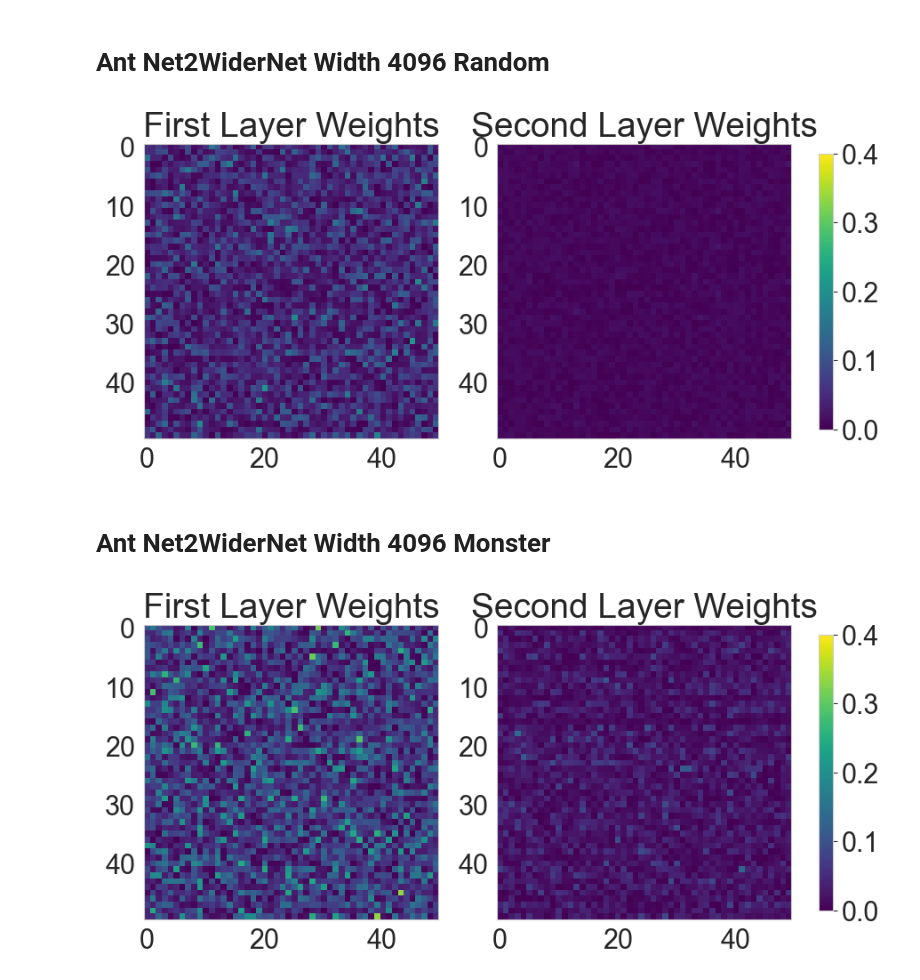
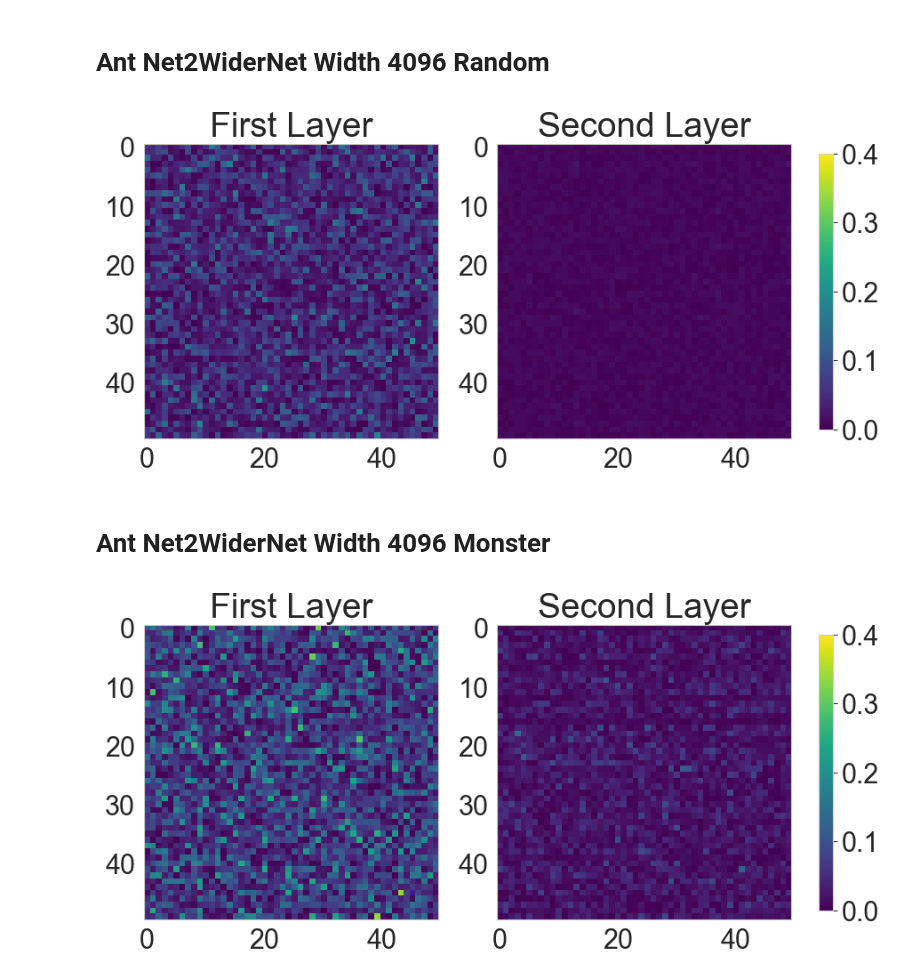
Before and after one commit to automl/GrowNN, a Jupyter notebook: plotting/network_weights/minihack/net2wider/visualize_net2deeper_ant.ipynb, the cells around one changed output. Drawn from its saved outputs; the diff is of its cells as text; code cells hidden in the pictures.

Commit message:
Update plots

```diff
--- a/plotting/network_weights/minihack/net2wider/visualize_net2deeper_ant.ipynb
+++ b/plotting/network_weights/minihack/net2wider/visualize_net2deeper_ant.ipynb
@@ -108,16 +108,16 @@ second_layer_weights = second_layer_weights[:50, :50]
 # %%
 fig, axs = plt.subplots(1,2, figsize=(10, 5))
 # First layer weights
 axs[0].imshow(first_layer_weights, cmap='viridis', vmin=0, vmax=0.4)
-axs[0].set_title('First Layer Weights', fontsize=28)
+axs[0].set_title('First Layer', fontsize=28)
 # Second layer weights
 im2 = axs[1].imshow(second_layer_weights, cmap='viridis', vmin=0, vmax=0.4)
-axs[1].set_title('Second Layer Weights', fontsize=28)
+axs[1].set_title('Second Layer', fontsize=28)
 # Last layer weights
 fig.colorbar(im2, ax=axs, orientation='vertical', fraction=0.02, pad=0.04)
 plt.savefig('plotting/network_weights/minihack/net2wider/random_4.pdf', bbox_inches='tight')
 # %% [output]
-[figure, old version]
+[figure, new version]
 # %% [markdown]
 # Ant Net2WiderNet Width 4096 Monster
 # %%
@@ -135,12 +135,12 @@ second_layer_weights = second_layer_weights[:50, :50]
 fig, axs = plt.subplots(1,2, figsize=(10, 5))
 # First layer weights
 axs[0].imshow(first_layer_weights, cmap='viridis', vmin=0, vmax=0.4)
-axs[0].set_title('First Layer Weights', fontsize=28)
+axs[0].set_title('First Layer', fontsize=28)
 # Second layer weights
 im2 = axs[1].imshow(second_layer_weights, cmap='viridis', vmin=0, vmax=0.4)
-axs[1].set_title('Second Layer Weights', fontsize=28)
+axs[1].set_title('Second Layer', fontsize=28)
 # Last layer weights
 fig.colorbar(im2, ax=axs, orientation='vertical', fraction=0.02, pad=0.04)
 plt.savefig('plotting/network_weights/minihack/net2wider/monster_4.pdf', bbox_inches='tight')
 # %% [output]
-[figure, old version]
+[figure, new version]
```
Also changed, not shown: 26 other files.
